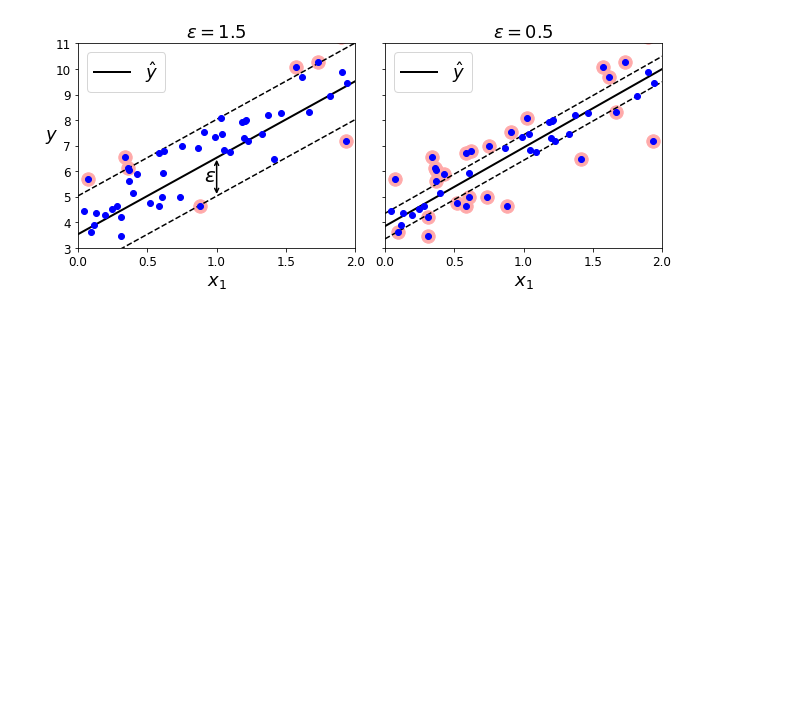
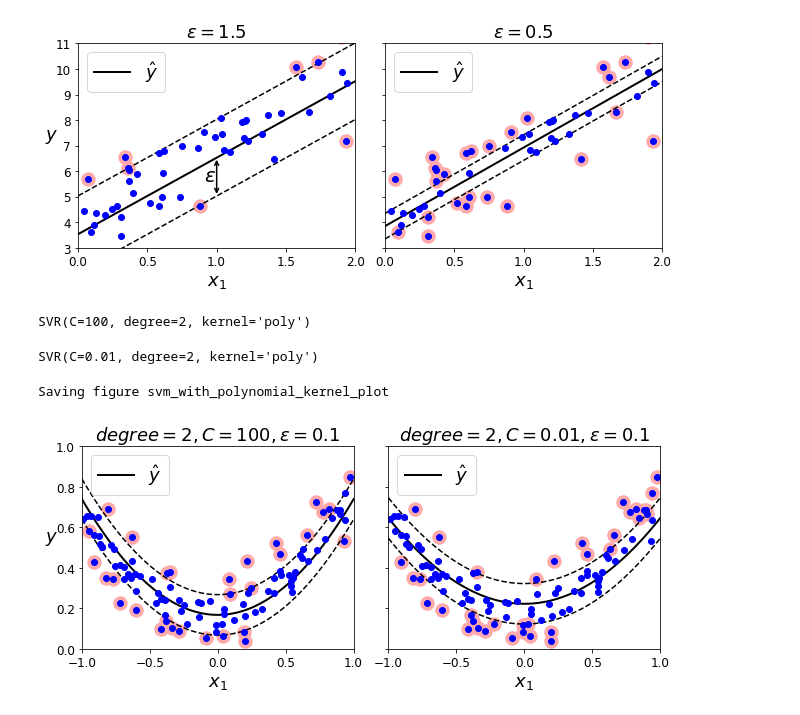
Before and after one commit to H43RO/ML-Algorithm-Practice, a Jupyter notebook: Hands_On_ML/Support Vector Machine.ipynb, the cells around one changed output. Saved outputs shown, nothing was run; the diff lists cells and outputs as text; code cells hidden in the pictures; blank space fills up the shorter version.

```diff
--- a/Hands_On_ML/Support Vector Machine.ipynb
+++ b/Hands_On_ML/Support Vector Machine.ipynb
@@ -549,3 +549,33 @@ np.random.seed(42)
 m = 100
 X = 2 * np.random.rand(m, 1) - 1
 y = (0.2 + 0.1 * X + 0.5 * X**2 + np.random.randn(m, 1)/10).ravel()
+# %%
+from sklearn.svm import SVR
+
+svm_poly_reg = SVR(kernel="poly", degree=2, C=100, epsilon=0.1, gamma="scale")
+svm_poly_reg.fit(X, y)
+# %% [output]
+SVR(C=100, degree=2, kernel='poly')
+# %%
+from sklearn.svm import SVR
+
+svm_poly_reg1 = SVR(kernel="poly", degree=2, C=100, epsilon=0.1, gamma="scale")
+svm_poly_reg2 = SVR(kernel="poly", degree=2, C=0.01, epsilon=0.1, gamma="scale")
+svm_poly_reg1.fit(X, y)
+svm_poly_reg2.fit(X, y)
+# %% [output]
+SVR(C=0.01, degree=2, kernel='poly')
+# %%
+fig, axes = plt.subplots(ncols=2, figsize=(9, 4), sharey=True)
+plt.sca(axes[0])
+plot_svm_regression(svm_poly_reg1, X, y, [-1, 1, 0, 1])
+plt.title(r"$degree={}, C={}, \epsilon = {}$".format(svm_poly_reg1.degree, svm_poly_reg1.C, svm_poly_reg1.epsilon), fontsize=18)
+plt.ylabel(r"$y$", fontsize=18, rotation=0)
+plt.sca(axes[1])
+plot_svm_regression(svm_poly_reg2, X, y, [-1, 1, 0, 1])
+plt.title(r"$degree={}, C={}, \epsilon = {}$".format(svm_poly_reg2.degree, svm_poly_reg2.C, svm_poly_reg2.epsilon), fontsize=18)
+save_fig("svm_with_polynomial_kernel_plot")
+plt.show()
+# %% [output]
+Saving figure svm_with_polynomial_kernel_plot
+[figure, added]
```
Also changed, not shown: 2 other files.
